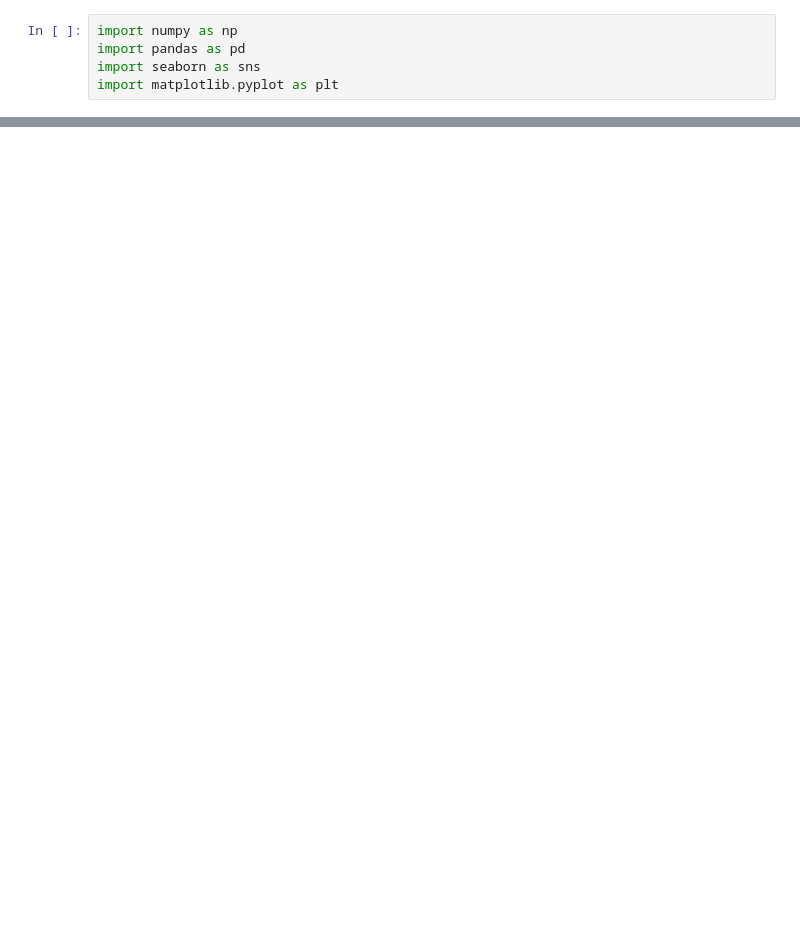
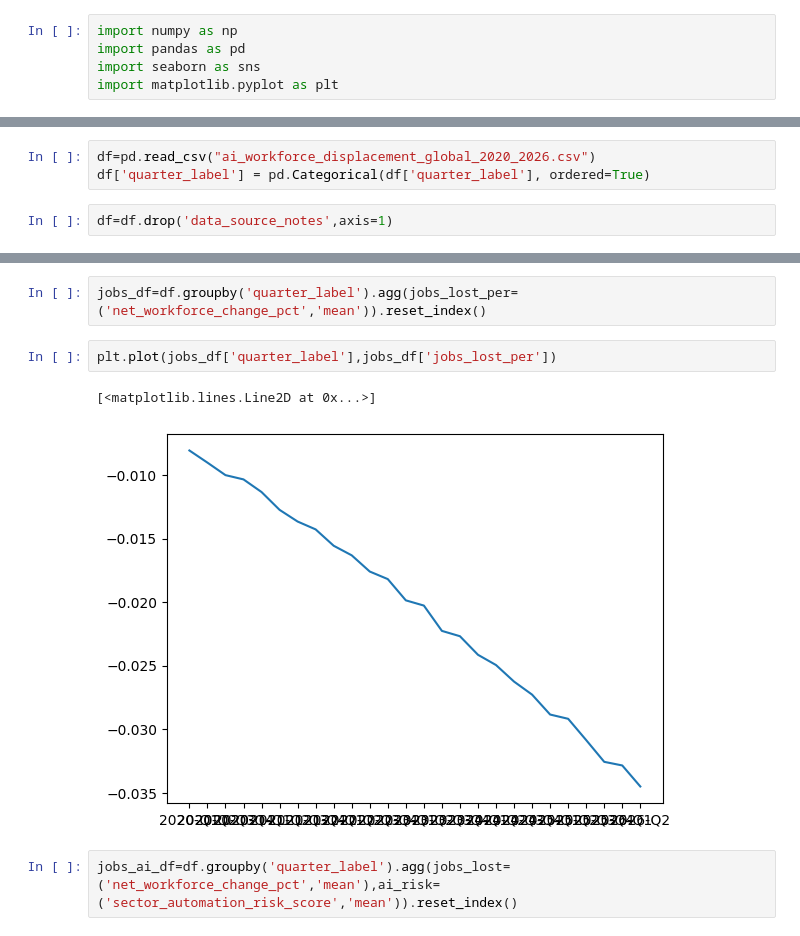
Before and after one commit to Jaxues/AI-automation-analysis, a Jupyter notebook: Analysis.ipynb, the cells around one changed output, grey strips where cells are left out. Drawn from its saved outputs; the diff is of its cells as text; blank space fills up the shorter version.

```diff
--- a/Analysis.ipynb
+++ b/Analysis.ipynb
@@ -197,0 +6,5 @@ SyntaxError: invalid syntax (1983078972.py, line 1)
+# %%
+df=pd.read_csv("ai_workforce_displacement_global_2020_2026.csv")
+df['quarter_label'] = pd.Categorical(df['quarter_label'], ordered=True)
+# %%
+df=df.drop('data_source_notes',axis=1)
@@ -197,0 +192,9 @@ SyntaxError: invalid syntax (1983078972.py, line 1)
+# %%
+jobs_df=df.groupby('quarter_label').agg(jobs_lost_per=('net_workforce_change_pct','mean')).reset_index()
+# %%
+plt.plot(jobs_df['quarter_label'],jobs_df['jobs_lost_per'])
+# %% [output]
+[<matplotlib.lines.Line2D at 0x...>]
+[figure, added]
+# %%
+jobs_ai_df=df.groupby('quarter_label').agg(jobs_lost=('net_workforce_change_pct','mean'),ai_risk=('sector_automation_risk_score','mean')).reset_index()
```
Also changed, not shown: parts of 42 cells of this notebook, 23 other files.
